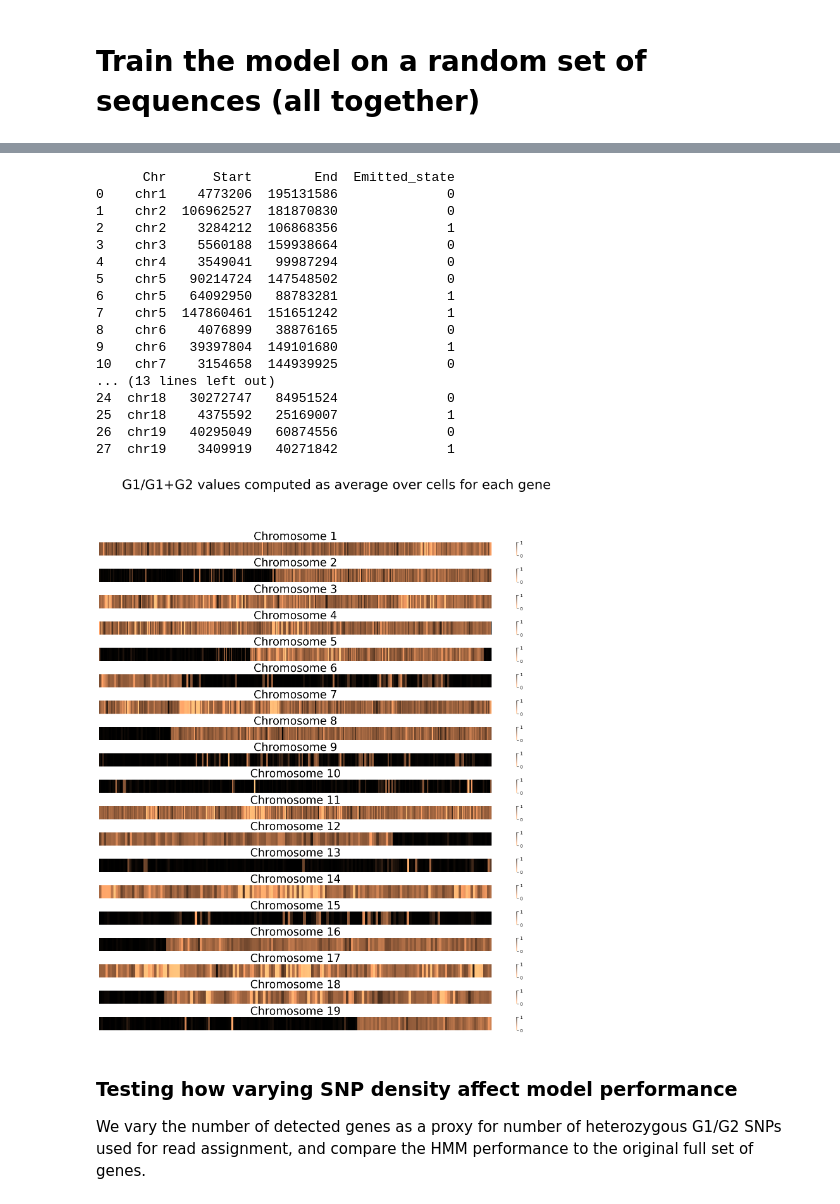
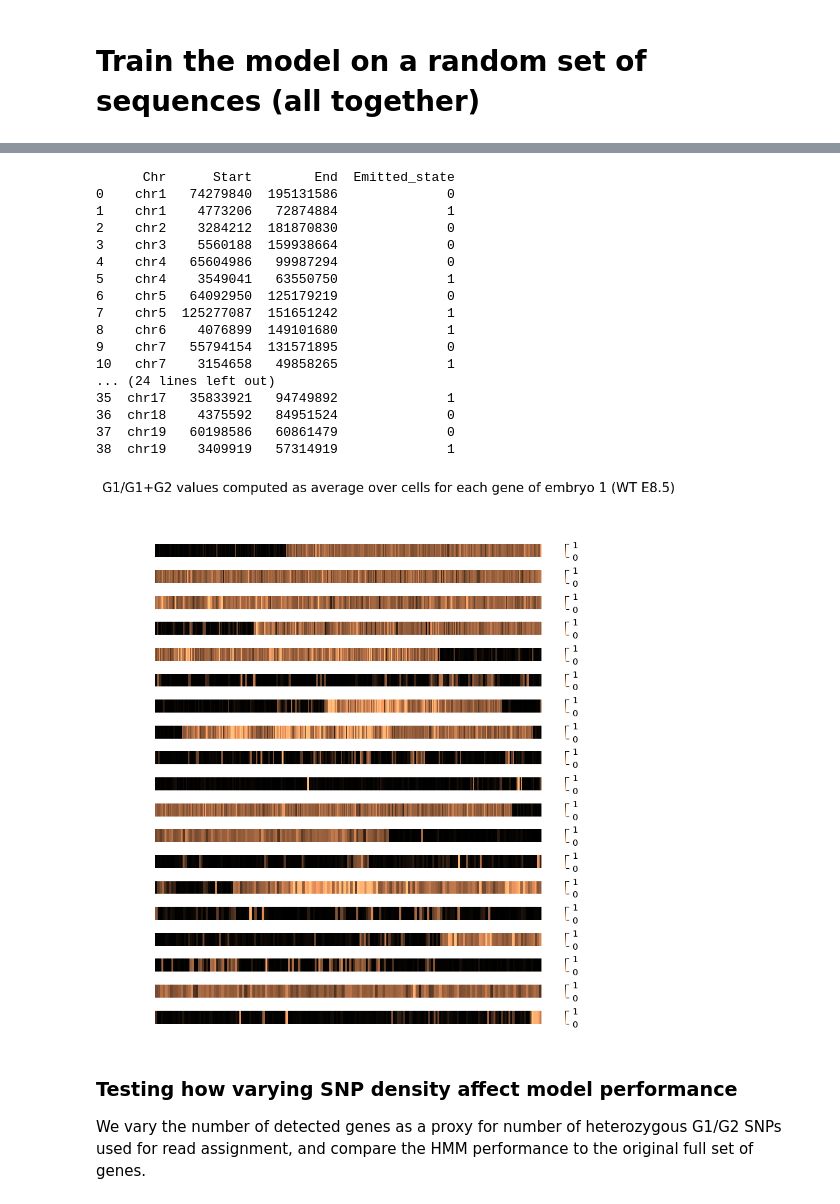
Before and after one commit to RosariaTornisiello/Genotype_HMM, a Jupyter notebook: vignette/model_evaluation.ipynb, the cells around one changed output, grey strips where cells are left out. Cells and saved outputs as stored; diff of their text form; code cells hidden in the pictures.

```diff
--- a/vignette/model_evaluation.ipynb
+++ b/vignette/model_evaluation.ipynb
@@ -104,14 +107,14 @@ print(model.startprob_,
 # %%
-fig = plt.figure(figsize=(20, 20))
+fig = plt.figure(figsize=(10, 10))
 gs = fig.add_gridspec(19, hspace=1)
 ax = gs.subplots()
-fig.suptitle('HMM predicted haplotype for all chromosomes of embryo 2 (WT E8.5)', fontsize=30)
+fig.suptitle('HMM predicted haplotype for all chromosomes of embryo 1 (WT E8.5)', fontsize=15)
 n = 0
 df_list = list()
 for chro in chromosomes:
-    wt_df = pd.DataFrame(wt['embryo2'][chro].mean(axis=0), columns=['Ratio']).reset_index().rename(columns={"index":"Gene"})
+    wt_df = pd.DataFrame(wt['embryo1'][chro].mean(axis=0), columns=['Ratio']).reset_index().rename(columns={"index":"Gene"})
 
-    #convert ratio numbers into integers
+    # convert ratio numbers into integers
     wt_df = ratio2int(wt_df)
 
     X = wt_df.obs_state_pro.to_numpy()
@@ -131,4 +134,5 @@ for chro in chromosomes:
     df_list.append(df_comb)
 
     n += 1
+plt.savefig(f"../images/decoded_example_fullmodel.pdf")
 # %% [output]
@@ -199,36 +203,37 @@ final_df = final_df.loc[sorted_indexes].reset_index(drop=True)
 print(final_df[['Chr', 'Start', 'End', 'Emitted_state']])
 # %% [output]
       Chr      Start        End  Emitted_state
-0    chr1    4773206  195131586              0
-1    chr2  106962527  181870830              0
-2    chr2    3284212  106868356              1
+0    chr1   74279840  195131586              0
+1    chr1    4773206   72874884              1
+2    chr2    3284212  181870830              0
 3    chr3    5560188  159938664              0
-4    chr4    3549041   99987294              0
-5    chr5   90214724  147548502              0
-6    chr5   64092950   88783281              1
-7    chr5  147860461  151651242              1
-8    chr6    4076899   38876165              0
-9    chr6   39397804  149101680              1
-10   chr7    3154658  144939925              0
-... (13 lines left out)
-24  chr18   30272747   84951524              0
-25  chr18    4375592   25169007              1
-26  chr19   40295049   60874556              0
-27  chr19    3409919   40271842              1
+4    chr4   65604986   99987294              0
+5    chr4    3549041   63550750              1
+6    chr5   64092950  125179219              0
+7    chr5  125277087  151651242              1
+8    chr6    4076899  149101680              1
+9    chr7   55794154  131571895              0
+10   chr7    3154658   49858265              1
+... (24 lines left out)
+35  chr17   35833921   94749892              1
+36  chr18    4375592   84951524              0
+37  chr19   60198586   60861479              0
+38  chr19    3409919   57314919              1
 # %%
-fig = plt.figure(figsize=(20, 20))
+fig = plt.figure(figsize=(10, 10))
 gs = fig.add_gridspec(19, hspace=1)
 ax = gs.subplots()
-fig.suptitle('G1/G1+G2 values computed as average over cells for each gene', fontsize=30)
+fig.suptitle('G1/G1+G2 values computed as average over cells for each gene of embryo 1 (WT E8.5)', fontsize=15)
 n = 0
 for chro in chromosomes:
-    df = pd.DataFrame(wt['embryo2'][chro].mean(axis=0), columns=['Ratio'])
+    df = pd.DataFrame(wt['embryo1'][chro].mean(axis=0), columns=['Ratio'])
     df = df.T
     sns.heatmap(df, ax=ax[n], xticklabels=False, yticklabels=False, cmap="copper_r", vmin=0, vmax=1, linewidths=0, rasterized=True)
-    ax[n].set_title(f"Chromosome {chro[3:]}", fontsize = 25)
+
     n += 1
+plt.savefig(f"../images/average_ratios_example.pdf")
 # %% [output]
-[figure, old version]
+[figure, new version]
 # %% [markdown]
 ### Testing how varying SNP density affect model performance
 
```
Also changed, not shown: parts of 16 cells of this notebook.
